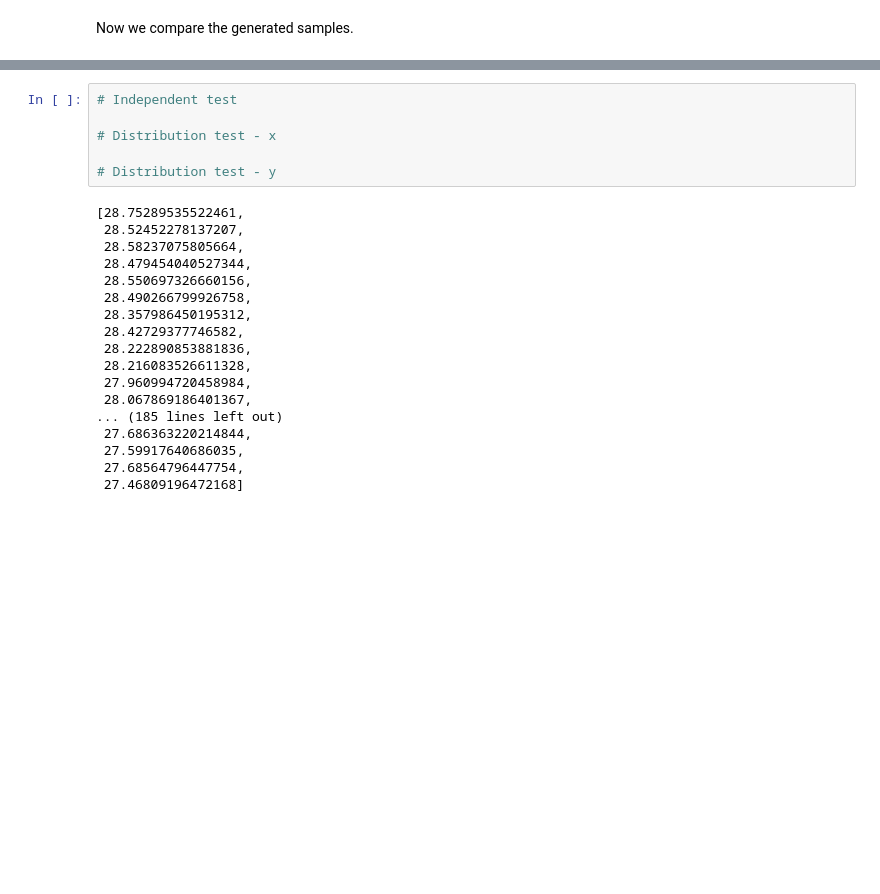
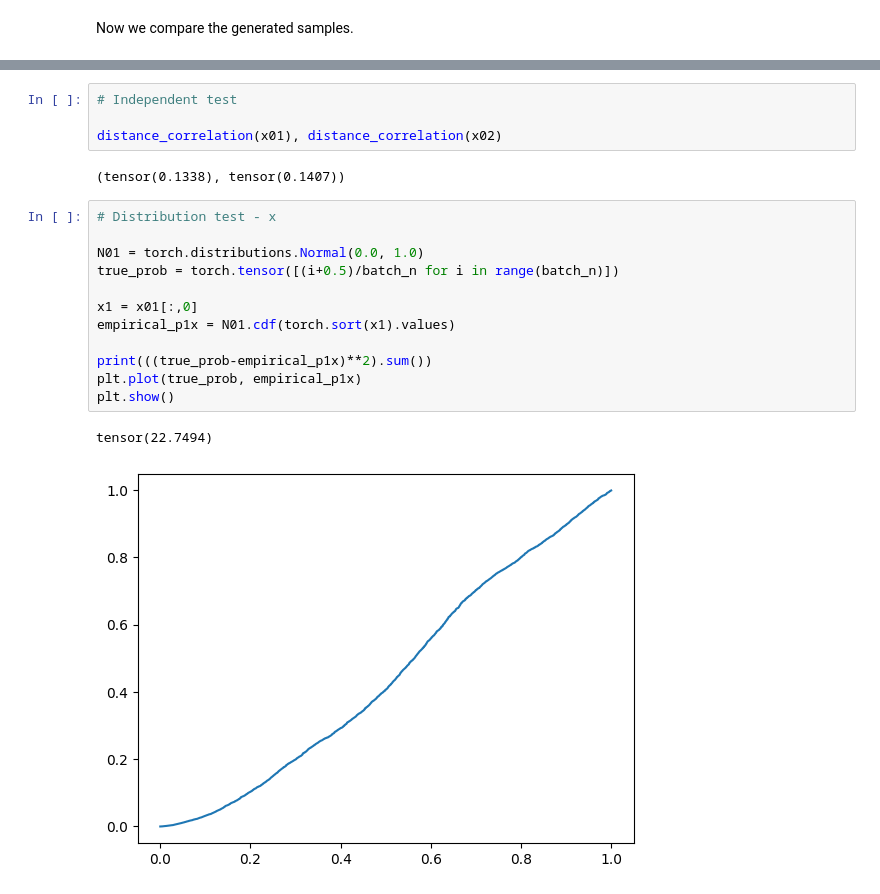
Before and after one commit to JetfiRex/Diffusion-ToyModel, a Jupyter notebook: Diffusion.ipynb, the cells around one changed output, grey strips where cells are left out. Drawn from its saved outputs; the diff is of its cells as text; blank space fills up the shorter version.

```diff
--- a/Diffusion.ipynb
+++ b/Diffusion.ipynb
@@ -759,24 +736,21 @@ plot_batch(x02)
 # %%
 # Independent test
 
-# Distribution test - x
-
-# Distribution test - y
+distance_correlation(x01), distance_correlation(x02)
 # %% [output]
-[28.75289535522461,
- 28.52452278137207,
- 28.58237075805664,
- 28.479454040527344,
- 28.550697326660156,
- 28.490266799926758,
- 28.357986450195312,
- 28.42729377746582,
- 28.222890853881836,
- 28.216083526611328,
- 27.960994720458984,
- 28.067869186401367,
-... (185 lines left out)
- 27.686363220214844,
- 27.59917640686035,
- 27.68564796447754,
- 27.46809196472168]
+(tensor(0.1338), tensor(0.1407))
+# %%
+# Distribution test - x
+
+N01 = torch.distributions.Normal(0.0, 1.0)
+true_prob = torch.tensor([(i+0.5)/batch_n for i in range(batch_n)])
+
+x1 = x01[:,0]
+empirical_p1x = N01.cdf(torch.sort(x1).values)
+
+print(((true_prob-empirical_p1x)**2).sum())
+plt.plot(true_prob, empirical_p1x)
+plt.show()
+# %% [output]
+tensor(22.7494)
+[figure, added]
```
Also changed, not shown: parts of 38 cells of this notebook.
